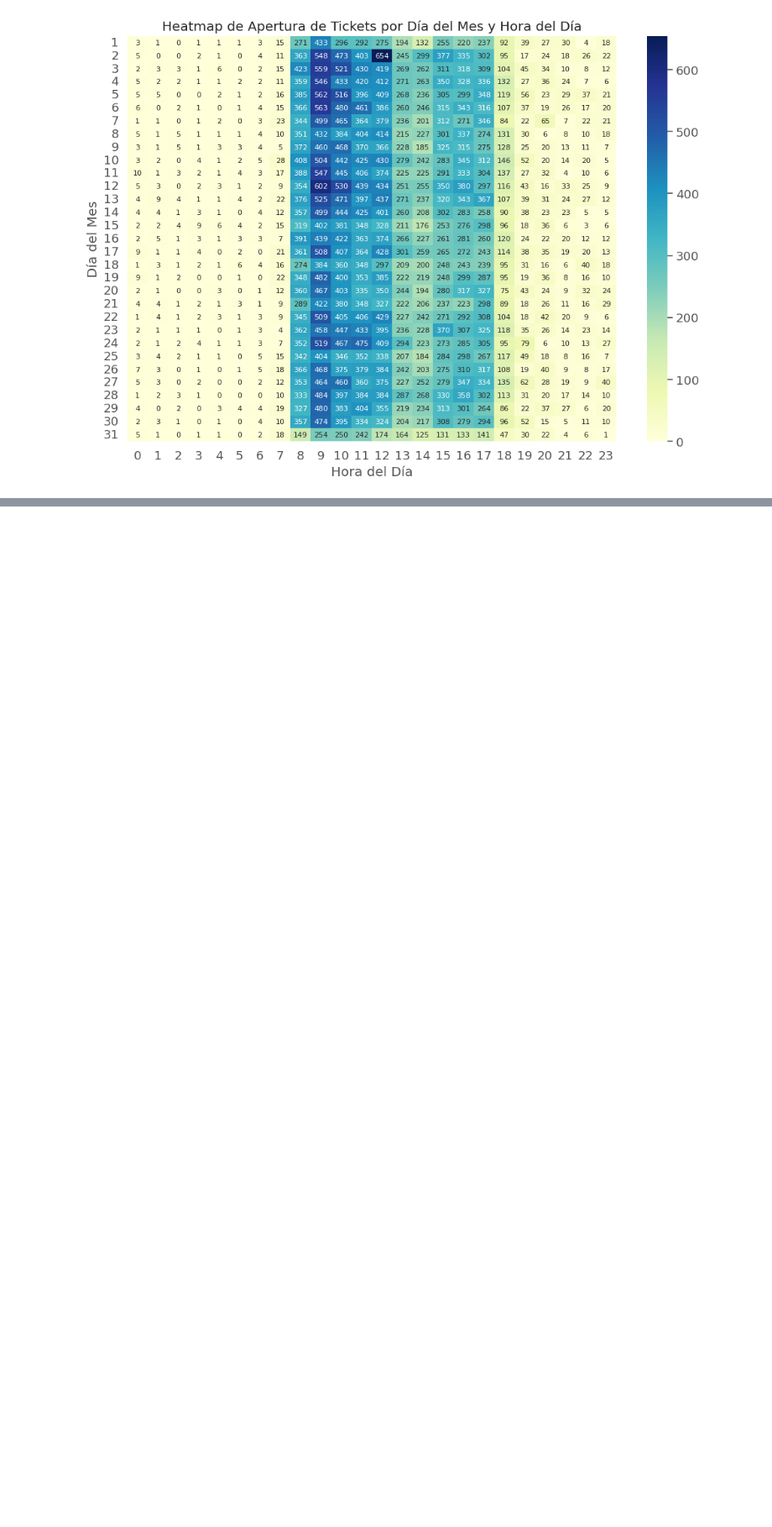
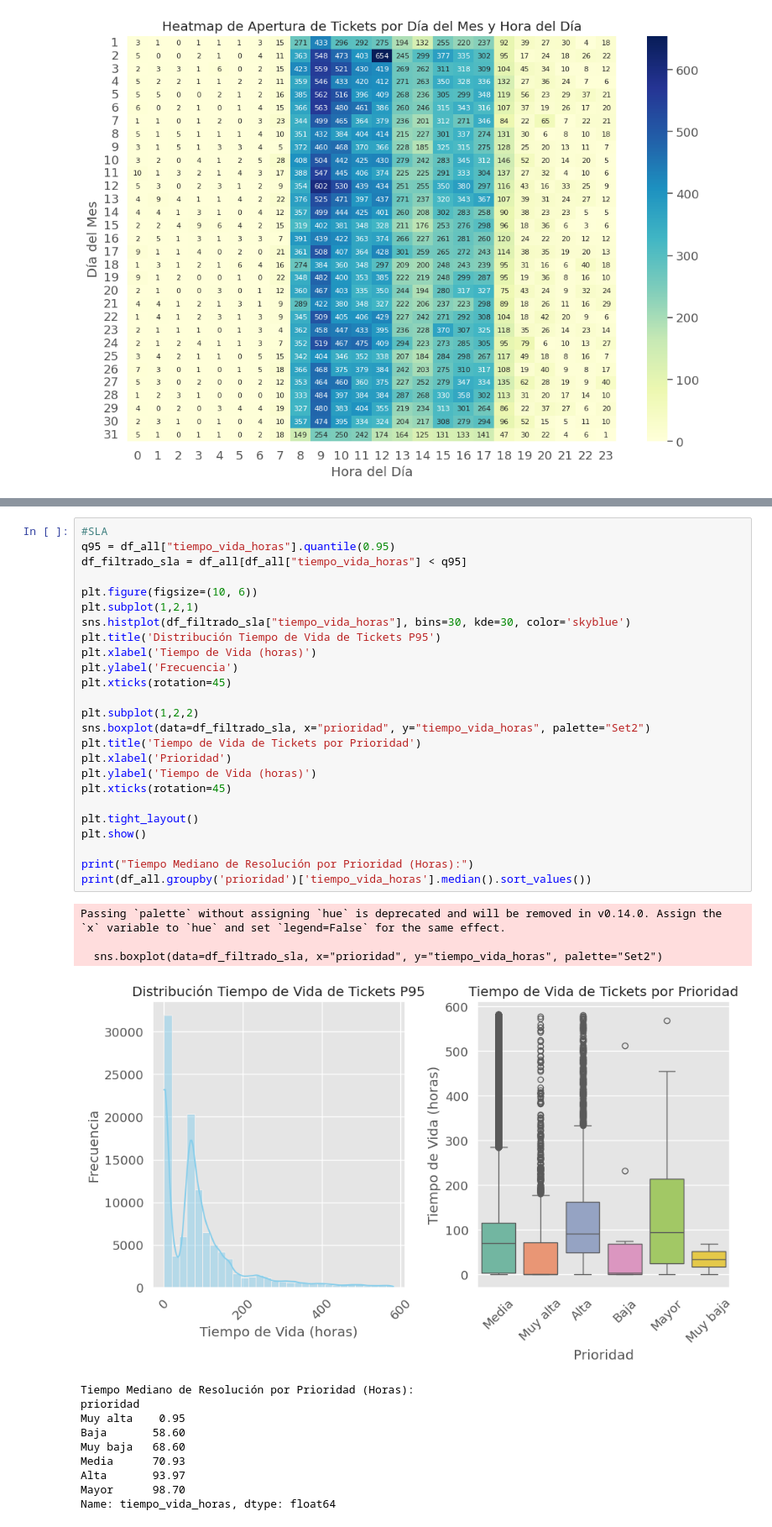
Before and after one commit to NicoFuentese/historical-analysis-management-tickets, a Jupyter notebook: notebooks/3.0-analisis-exploratorio.ipynb, the cells around one changed output, grey strips where cells are left out. Shown at 84% size. Saved outputs shown, nothing was run; the diff lists cells and outputs as text; blank space fills up the shorter version.

```diff
--- a/notebooks/3.0-analisis-exploratorio.ipynb
+++ b/notebooks/3.0-analisis-exploratorio.ipynb
@@ -154,0 +196,39 @@ plot_heatmap(pivot_hora_dia_mes,
+# %%
+#SLA
+q95 = df_all["tiempo_vida_horas"].quantile(0.95)
+df_filtrado_sla = df_all[df_all["tiempo_vida_horas"] < q95]
+
+plt.figure(figsize=(10, 6))
+plt.subplot(1,2,1)
+sns.histplot(df_filtrado_sla["tiempo_vida_horas"], bins=30, kde=30, color='skyblue')
+plt.title('Distribución Tiempo de Vida de Tickets P95')
+plt.xlabel('Tiempo de Vida (horas)')
+plt.ylabel('Frecuencia')
+plt.xticks(rotation=45)
+
+plt.subplot(1,2,2)
+sns.boxplot(data=df_filtrado_sla, x="prioridad", y="tiempo_vida_horas", palette="Set2")
+plt.title('Tiempo de Vida de Tickets por Prioridad')
+plt.xlabel('Prioridad')
+plt.ylabel('Tiempo de Vida (horas)')
+plt.xticks(rotation=45)
+
+plt.tight_layout()
+plt.show()
+
+print("Tiempo Mediano de Resolución por Prioridad (Horas):")
+print(df_all.groupby('prioridad')['tiempo_vida_horas'].median().sort_values())
+# %% [output]
+Passing `palette` without assigning `hue` is deprecated and will be removed in v0.14.0. Assign the `x` variable to `hue` and set `legend=False` for the same effect.
+
+  sns.boxplot(data=df_filtrado_sla, x="prioridad", y="tiempo_vida_horas", palette="Set2")
+[figure, added]
+Tiempo Mediano de Resolución por Prioridad (Horas):
+prioridad
+Muy alta    0.95
+Baja       58.60
+Muy baja   68.60
+Media      70.93
+Alta       93.97
+Mayor      98.70
+Name: tiempo_vida_horas, dtype: float64
```
Also changed, not shown: parts of 4 cells of this notebook, 6 other files.
